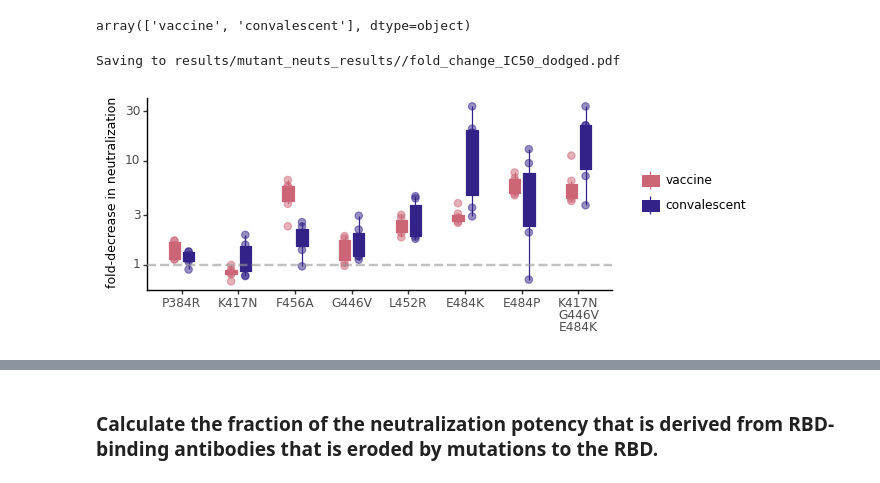
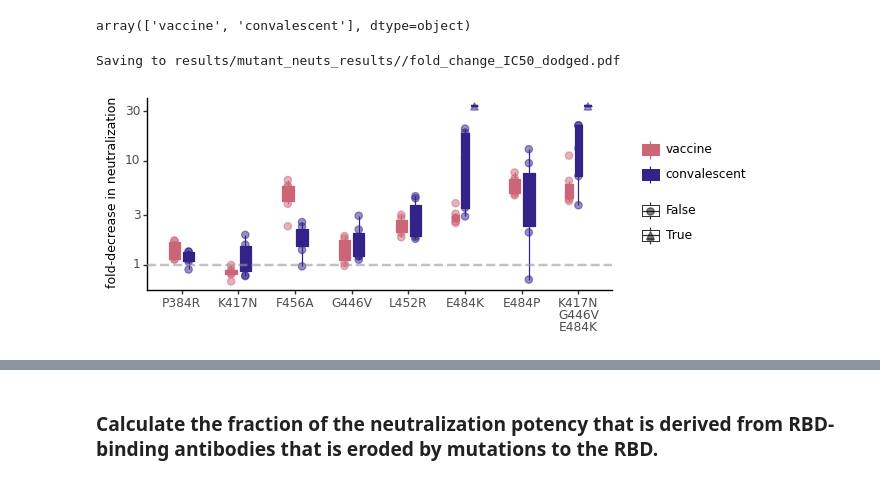
Before and after one commit to jbloomlab/SARS-CoV-2-RBD_MAP_Moderna, a Jupyter notebook: experimental_data/mutant_neuts.ipynb, the cells around one changed output, grey strips where cells are left out. Saved outputs shown, nothing was run; the diff lists cells and outputs as text; code cells hidden in the pictures.

Commit message:
more changes to figure 5

```diff
--- a/experimental_data/mutant_neuts.ipynb
+++ b/experimental_data/mutant_neuts.ipynb
@@ -505,33 +505,34 @@ p = (ggplot(muts_depletions
             .assign(sample_type=lambda x: pd.Categorical(x['sample_type'],ordered=True,categories=['vaccine', 'convalescent']))
              .replace({'K417N-G446V-E484K':'K417N\nG446V\nE484K'})
              .assign(virus=lambda x: pd.Categorical(x['virus'],ordered=True,categories=config['viruses']+['K417N\nG446V\nE484K']))
             ) +
-     aes('virus', 'fold_change', fill='sample_type', color='sample_type') +
+     aes('virus', 'fold_change', fill='sample_type', color='sample_type', shape='ic50_is_bound',) +
      geom_boxplot(aes(), #color='sample_type'
                   width=0.4,
                   position=position_dodge(width=0.5),
                   outlier_shape='',
                  ) +
      geom_jitter(position=position_dodge(width=0.5), size=2.5, alpha=0.5) +
      scale_y_log10(name='fold-decrease in neutralization') +
      theme_classic() +
      theme(axis_title_x=element_blank(),
            axis_title_y=element_text(size=9),
            legend_title=element_blank(),
 #            legend_title=element_text(size=10),
            figure_size=(0.75 * (muts_depletions['virus'].nunique()-2), 2.5),
            ) +
      geom_hline(yintercept=1, linetype='dashed', size=1,
                 alpha=0.6, color=CBPALETTE[0]) +
      scale_fill_manual(values=['#CC6677', '#332288'])+
-     scale_color_manual(values=['#CC6677', '#332288'])
+     scale_color_manual(values=['#CC6677', '#332288']) +
+     scale_shape_manual(values=['o','^'], name='upper limit')
      )
 
 _ = p.draw()
 
 plotfile = f'{resultsdir}/fold_change_IC50_dodged.pdf'
 print(f"Saving to {plotfile}")
 p.save(plotfile, verbose=False)
 # %% [output]
 Saving to results/mutant_neuts_results//fold_change_IC50_dodged.pdf
-[figure, old version]
+[figure, new version]
```
Also changed, not shown: parts of 3 cells of this notebook, 14 other files.
